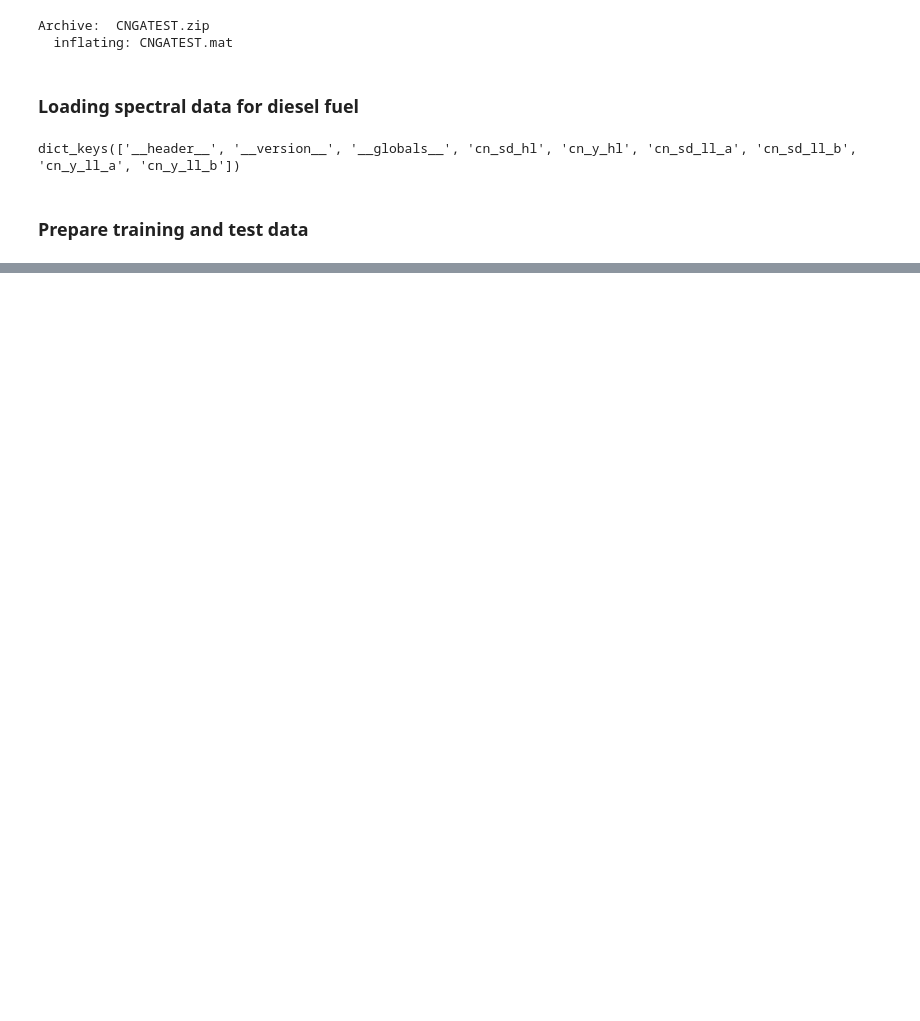
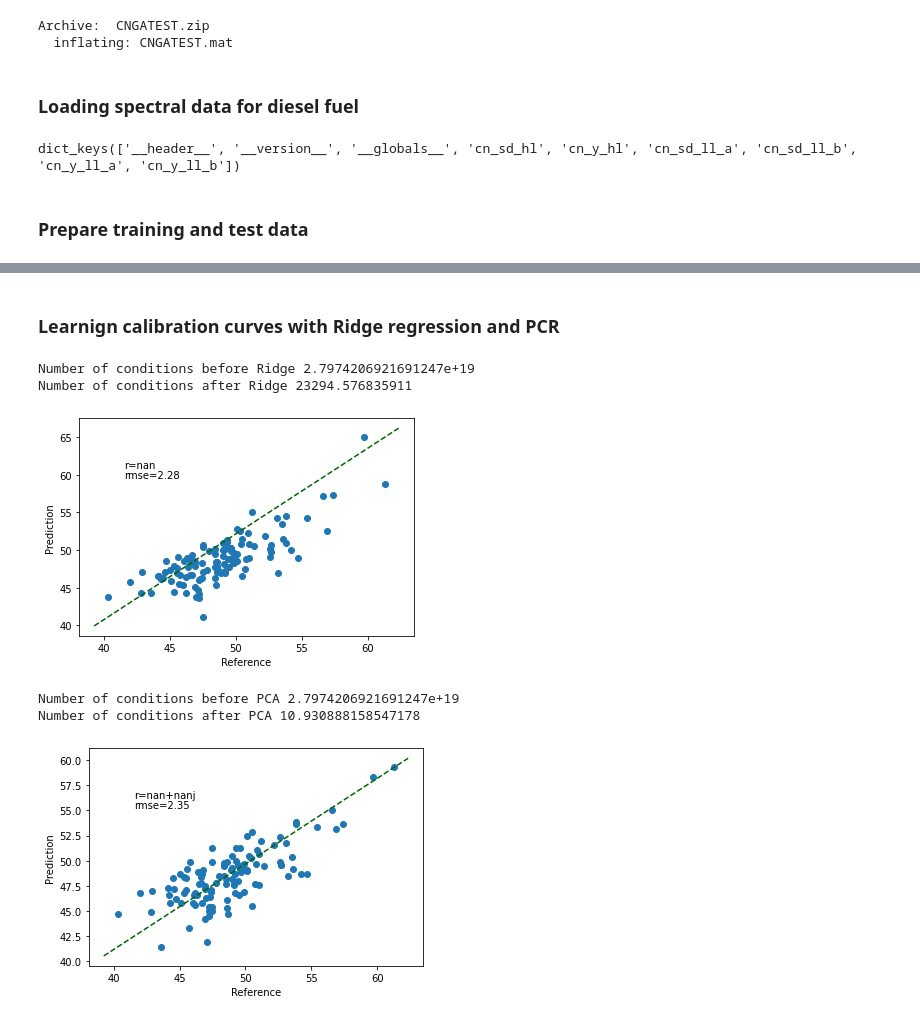
Before and after one commit to matsunori39/Small-Data-Analysis-and-Machine-Learning, a Jupyter notebook: Small_Data_Analysis_and_Machine_Learning.ipynb, the cells around one changed output, grey strips where cells are left out. Cells and saved outputs as stored; diff of their text form; code cells hidden in the pictures; blank space fills up the shorter version.

```diff
--- a/Small_Data_Analysis_and_Machine_Learning.ipynb
+++ b/Small_Data_Analysis_and_Machine_Learning.ipynb
@@ -987,0 +1027,27 @@ import numpy as np
+# %% [markdown]
+### Learnign calibration curves with Ridge regression and PCR
+# %%
+# Standardization of data
+X_, meanX, stdX = autoscale(Xtrain)
+y_, meany, stdy = autoscale(ytrain)
+Xval_ = scaling(Xval, meanX, stdX)
+yval_ = scaling(yval, meany, stdy)
+
+# Ridge Regression
+beta = ridge(X_, y_, mu=1)
+y_hat_ = Xval_ @ beta
+y_hat = rescaling(y_hat_, meany, stdy)
+rmse, r = pred_eval(yval, y_hat, True)
+
+# PCR
+beta = pcr(X_, y_, R=5)
+y_hat_ = Xval_ @ beta
+y_hat = rescaling(y_hat_, meany, stdy)
+rmse, r = pred_eval(yval, y_hat, plotflg=True)
+# %% [output]
+Number of conditions before Ridge 2.7974206921691247e+19
+Number of conditions after Ridge 23294.576835911
+[figure, added]
+Number of conditions before PCA 2.7974206921691247e+19
+Number of conditions after PCA 10.930888158547178
+[figure, added]
```
Also changed, not shown: parts of 12 cells of this notebook.
